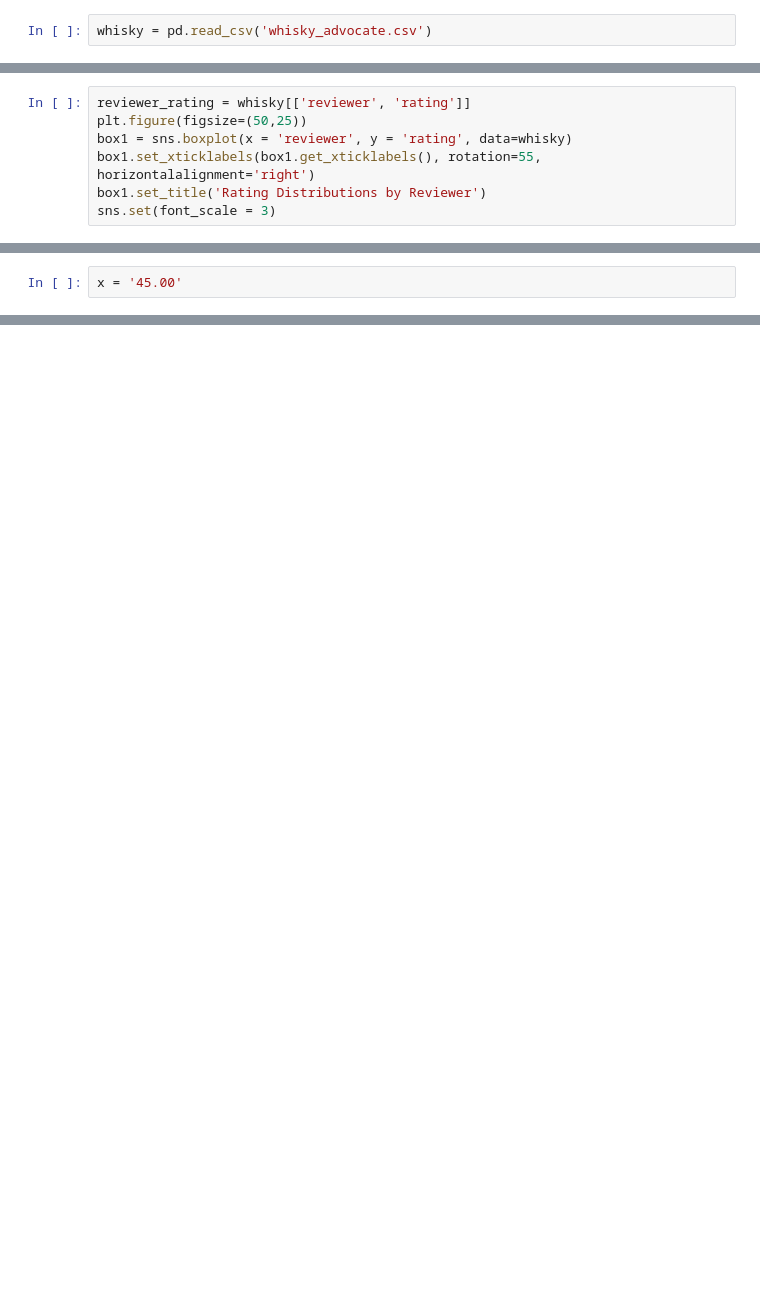
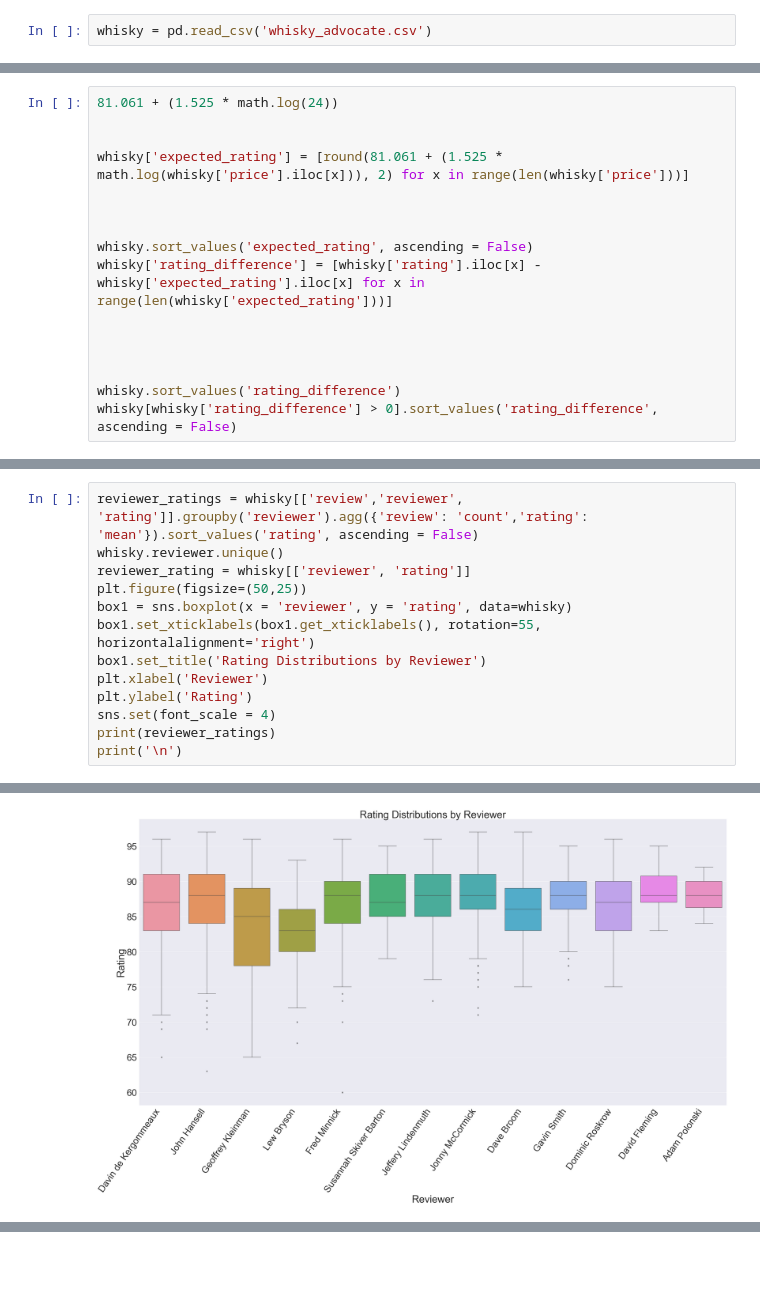
Before and after one commit to jackng310/my-WebScrape, a Jupyter notebook: whisky data.ipynb, the cells around one changed output, grey strips where cells are left out. Drawn from its saved outputs; the diff is of its cells as text; blank space fills up the shorter version.

```diff
--- a/whisky data.ipynb
+++ b/whisky data.ipynb
@@ -131,7 +24,0 @@ sns.set(font_scale = 5)
-# %%
-reviewer_rating = whisky[['reviewer', 'rating']]
-plt.figure(figsize=(50,25))
-box1 = sns.boxplot(x = 'reviewer', y = 'rating', data=whisky)
-box1.set_xticklabels(box1.get_xticklabels(), rotation=55, horizontalalignment='right')
-box1.set_title('Rating Distributions by Reviewer')
-sns.set(font_scale = 3)
@@ -184,2 +24,0 @@ expected_value
-# %%
-x = '45.00'
@@ -189,0 +25,16 @@ float(x)
+# %%
+81.061 + (1.525 * math.log(24))
+
+
+whisky['expected_rating'] = [round(81.061 + (1.525 * math.log(whisky['price'].iloc[x])), 2) for x in range(len(whisky['price']))]
+
+
+
+whisky.sort_values('expected_rating', ascending = False)
+whisky['rating_difference'] = [whisky['rating'].iloc[x] - whisky['expected_rating'].iloc[x] for x in range(len(whisky['expected_rating']))]
+
+
+
+
+whisky.sort_values('rating_difference')
+whisky[whisky['rating_difference'] > 0].sort_values('rating_difference', ascending = False)
@@ -189,0 +113,14 @@ float(x)
+# %%
+reviewer_ratings = whisky[['review','reviewer', 'rating']].groupby('reviewer').agg({'review': 'count','rating': 'mean'}).sort_values('rating', ascending = False)
+whisky.reviewer.unique()
+reviewer_rating = whisky[['reviewer', 'rating']]
+plt.figure(figsize=(50,25))
+box1 = sns.boxplot(x = 'reviewer', y = 'rating', data=whisky)
+box1.set_xticklabels(box1.get_xticklabels(), rotation=55, horizontalalignment='right')
+box1.set_title('Rating Distributions by Reviewer')
+plt.xlabel('Reviewer')
+plt.ylabel('Rating')
+sns.set(font_scale = 4)
+print(reviewer_ratings)
+print('\n')
+# %% [output]
@@ -189,0 +142 @@ float(x)
+[figure, added]
```
Also changed, not shown: parts of 48 cells of this notebook, 4 other files.
